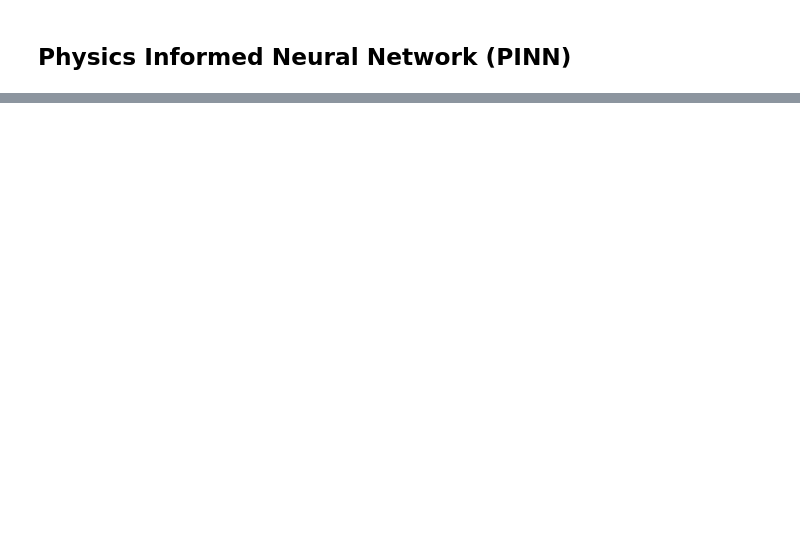
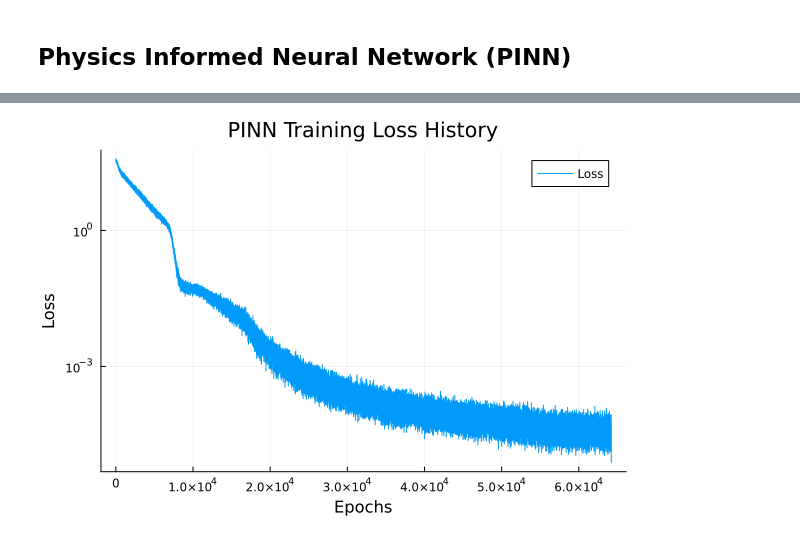
Before and after one commit to kmgovind/value-function-approximation, a Jupyter notebook: code/pinn_training_sensitivity.ipynb, the cells around one changed output, grey strips where cells are left out. Saved outputs shown, nothing was run; the diff lists cells and outputs as text; code cells hidden in the pictures; blank space fills up the shorter version.

Commit message:
updated training sensitivity notebook

```diff
--- a/code/pinn_training_sensitivity.ipynb
+++ b/code/pinn_training_sensitivity.ipynb
@@ -407,2 +389,8 @@ Training phase complete! Ended at epoch 57994 with final loss: 9.38281027629273e
+# %%
+plot(loss_history, title="PINN Training Loss History", xlabel="Epochs", ylabel="Loss", yscale=:log10, label="Loss")
+savefig("figures/pinn_training_loss_history.png")
+plot!()
+# %% [output]
+[figure, added]
 # %%
 # Grids for plots and residual analysis
```
Also changed, not shown: parts of 13 cells of this notebook, 6 other files.
